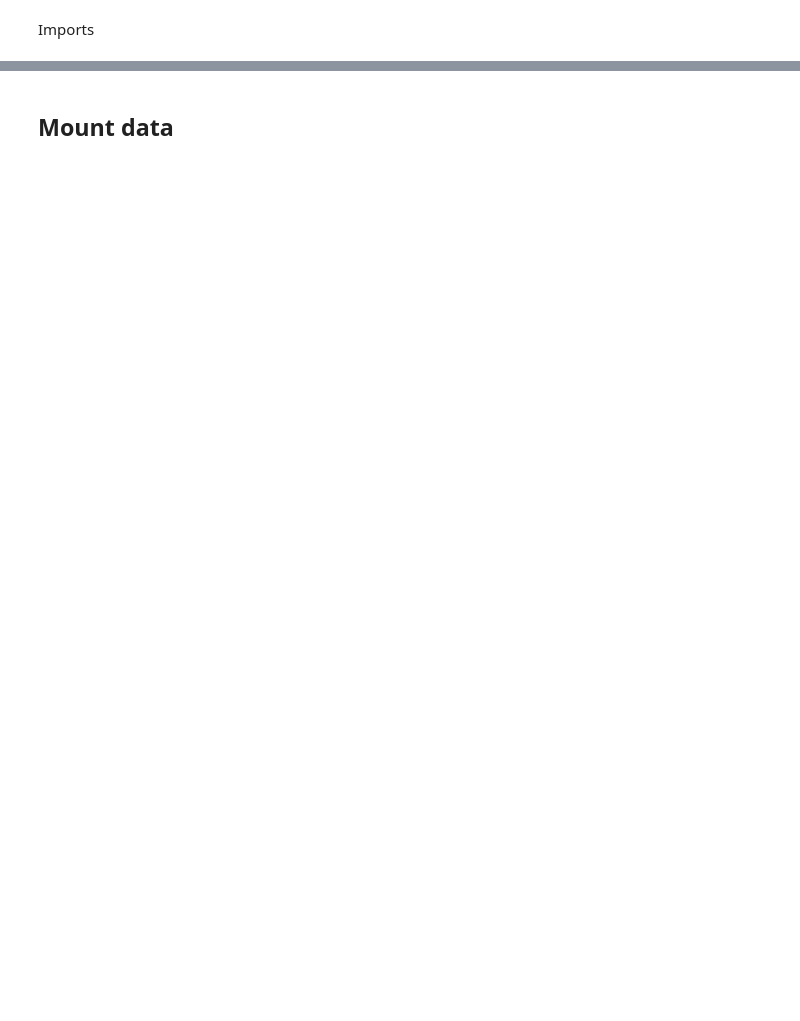
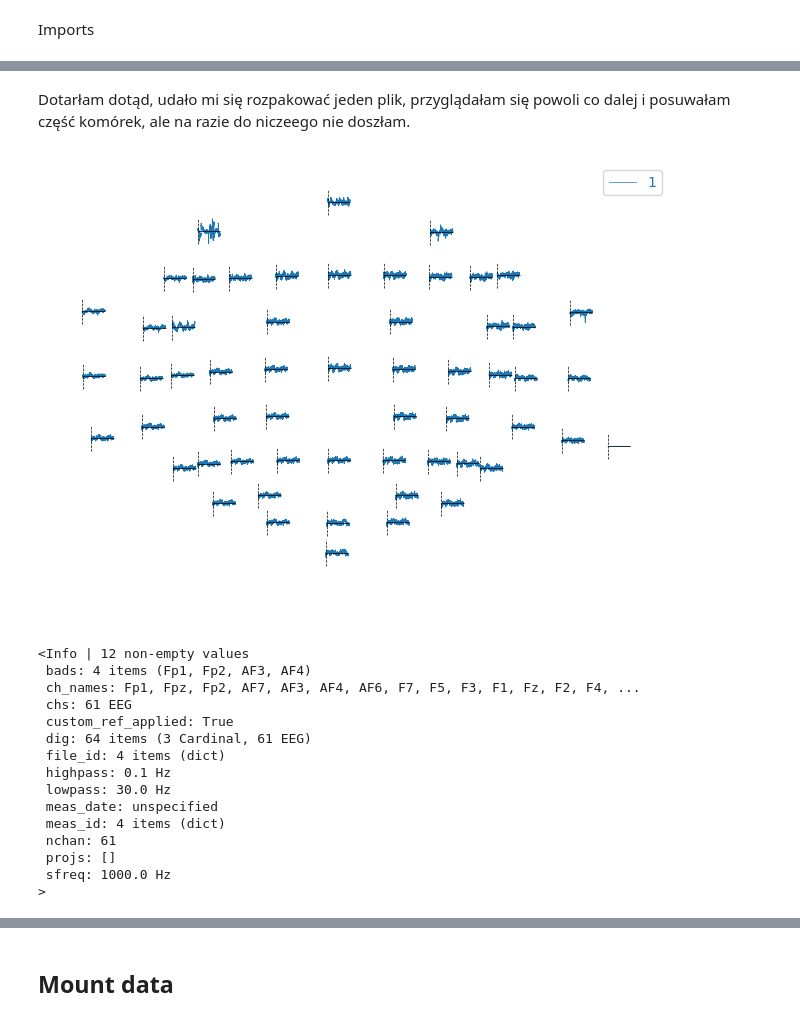
Before and after one commit to zles/eggML-project, a Jupyter notebook: Classes_03_simple_regression_on_perfectionism.ipynb, the cells around one changed output, grey strips where cells are left out. Cells and saved outputs as stored; diff of their text form; code cells hidden in the pictures; blank space fills up the shorter version.

```diff
--- a/Classes_03_simple_regression_on_perfectionism.ipynb
+++ b/Classes_03_simple_regression_on_perfectionism.ipynb
@@ -40,0 +97,23 @@ warnings.filterwarnings("ignore")
+# %% [markdown]
+Dotarłam dotąd, udało mi się rozpakować jeden plik, przyglądałam się powoli co dalej i posuwałam część komórek, ale na razie do niczeego nie doszłam.
+# %%
+mat_epochs_readed.average().plot_topo(background_color='w')
+evoked = mat_epochs_readed.average()
+print(evoked.info)
+# %% [output]
+[figure, added]
+<Info | 12 non-empty values
+ bads: 4 items (Fp1, Fp2, AF3, AF4)
+ ch_names: Fp1, Fpz, Fp2, AF7, AF3, AF4, AF6, F7, F5, F3, F1, Fz, F2, F4, ...
+ chs: 61 EEG
+ custom_ref_applied: True
+ dig: 64 items (3 Cardinal, 61 EEG)
+ file_id: 4 items (dict)
+ highpass: 0.1 Hz
+ lowpass: 30.0 Hz
+ meas_date: unspecified
+ meas_id: 4 items (dict)
+ nchan: 61
+ projs: []
+ sfreq: 1000.0 Hz
+>
```
Also changed, not shown: parts of 51 cells of this notebook.
